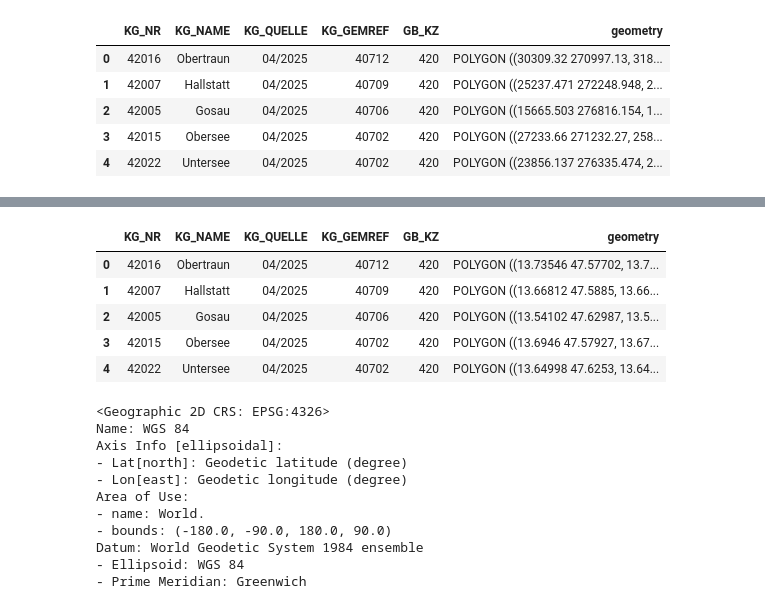
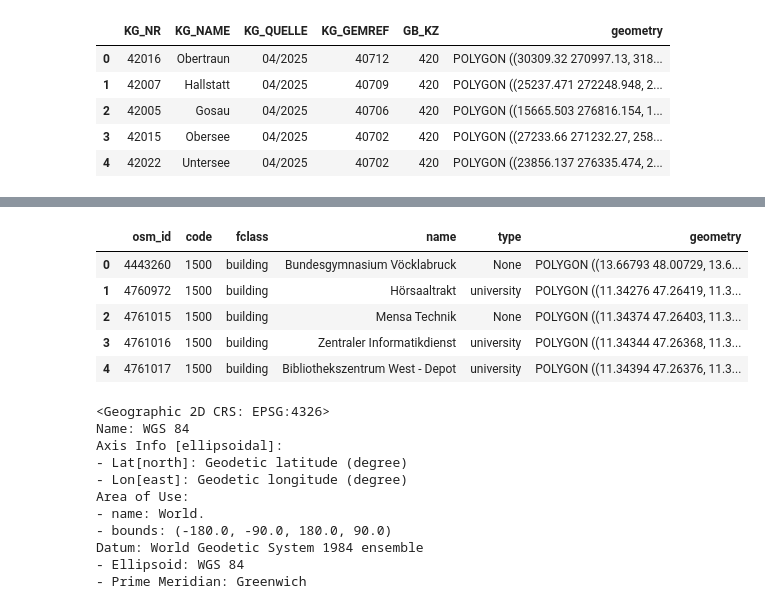
Before and after one commit to AlexJoeWin/GIS-ETL-Project, a Jupyter notebook: gis_project.ipynb, the cells around one changed output, grey strips where cells are left out. Drawn from its saved outputs; the diff is of its cells as text; code cells hidden in the pictures.

Commit message:
Added to script: buildings.head()

```diff
--- a/gis_project.ipynb
+++ b/gis_project.ipynb
@@ -35,15 +35,15 @@ kg_ooe = kg_ooe.to_crs(epsg=4326)
 # %%
 #Loading the building data for Austria
 buildings = gpd.read_file("data/raw/buildings/gis_osm_buildings_a_free_1.shp")
 buildings = buildings[buildings.is_valid]
-kg_ooe.head()
+buildings.head()
 # %% [output]
-|  | KG_NR | KG_NAME | KG_QUELLE | KG_GEMREF | GB_KZ | geometry |
-| 0 | 42016 | Obertraun | 04/2025 | 40712 | 420 | POLYGON ((13.73546 47.57702, 13.7... |
-| 1 | 42007 | Hallstatt | 04/2025 | 40709 | 420 | POLYGON ((13.66812 47.5885, 13.66... |
-| 2 | 42005 | Gosau | 04/2025 | 40706 | 420 | POLYGON ((13.54102 47.62987, 13.5... |
-| 3 | 42015 | Obersee | 04/2025 | 40702 | 420 | POLYGON ((13.6946 47.57927, 13.67... |
-| 4 | 42022 | Untersee | 04/2025 | 40702 | 420 | POLYGON ((13.64998 47.6253, 13.64... |
+|  | osm_id | code | fclass | name | type | geometry |
+| 0 | 4443260 | 1500 | building | Bundesgymnasium Vöcklabruck | None | POLYGON ((13.66793 48.00729, 13.6... |
+| 1 | 4760972 | 1500 | building | Hörsaaltrakt | university | POLYGON ((11.34276 47.26419, 11.3... |
+| 2 | 4761015 | 1500 | building | Mensa Technik | None | POLYGON ((11.34374 47.26403, 11.3... |
+| 3 | 4761016 | 1500 | building | Zentraler Informatikdienst | university | POLYGON ((11.34344 47.26368, 11.3... |
+| 4 | 4761017 | 1500 | building | Bibliothekszentrum West - Depot | university | POLYGON ((11.34394 47.26376, 11.3... |
 # %%
 buildings.crs
 # %% [output]
```
Also changed, not shown: parts of 2 cells of this notebook, 1 other file.
